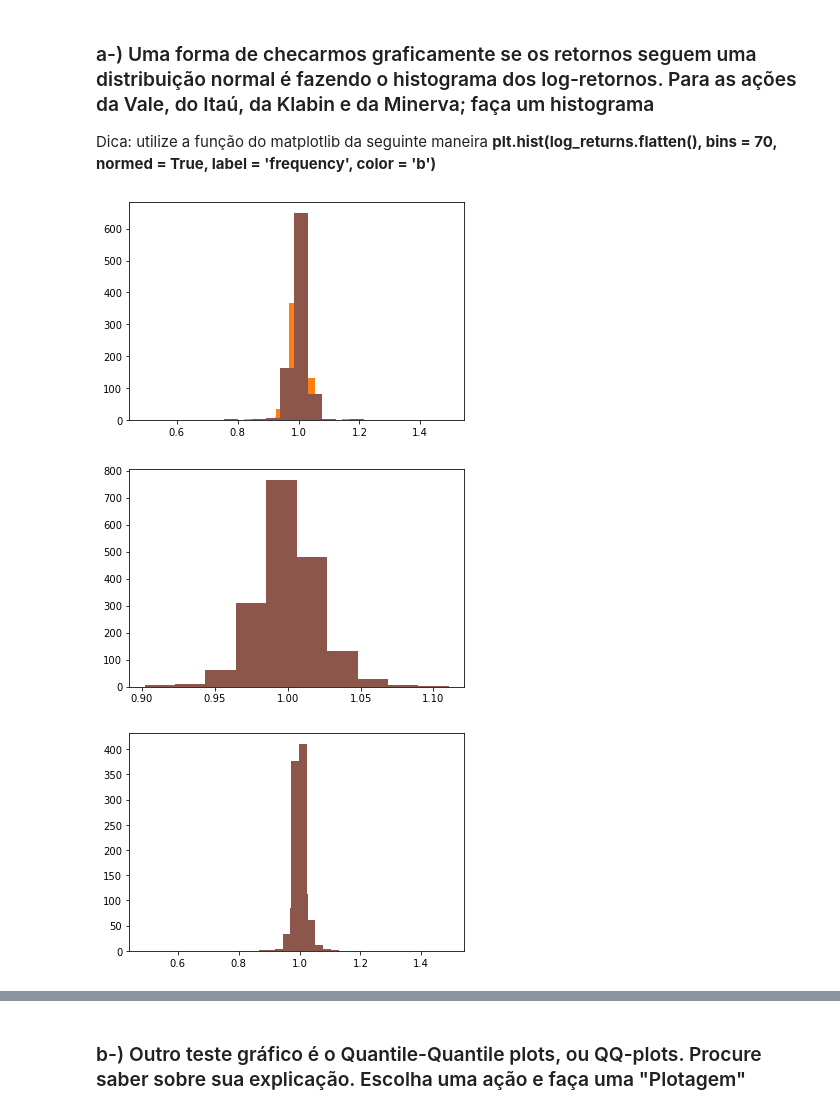
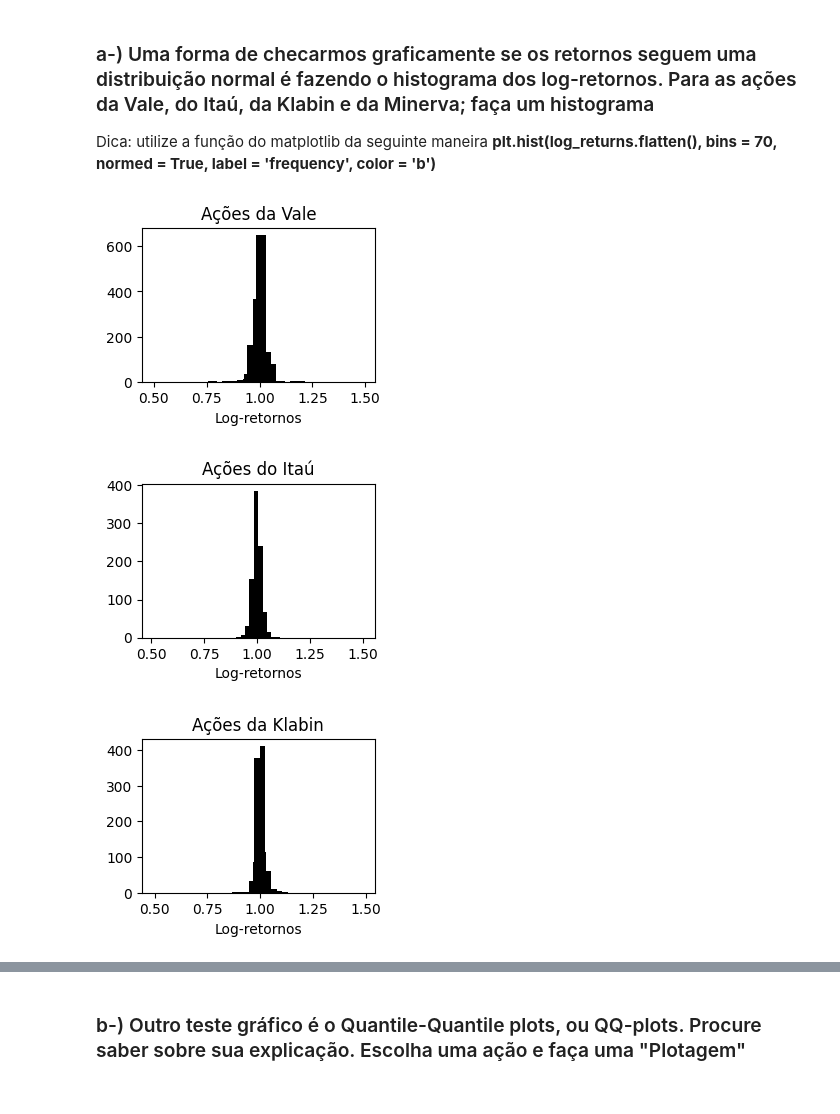
Before and after one commit to anoca-cs/FEA.DEV, a Jupyter notebook: FinQuant/FinQuant Case.ipynb, the cells around one changed output, grey strips where cells are left out. Saved outputs shown, nothing was run; the diff lists cells and outputs as text; code cells hidden in the pictures.

```diff
--- a/FinQuant/FinQuant Case.ipynb
+++ b/FinQuant/FinQuant Case.ipynb
@@ -567,26 +570,29 @@ Dica: utilize a função do matplotlib da seguinte maneira __plt.hist(log_return
 # %%
 # Vale: histograma dos log-retornos
 
 daily_return_vale = 1
 daily_return_series_vale = []
 daily_log_returns_vale = []
 
 vale_values = dez_acoes.loc[dez_acoes['Name'] == 'Vale']
 
 for i in list(range(906)):
     day_vale = ((vale_values.iloc[(i + 1), 3])/(vale_values.iloc[i, 3])) - 1
     daily_log_returns_vale.append(math.exp(np.log((1 + np.array(day_vale)))))
     daily_cum_vale = 1 - day_vale
     daily_return_vale = day_vale * daily_cum_vale
-    plt.hist(daily_log_returns_vale)
+    plt.hist(daily_log_returns_vale, color = 'black')
+    plt.xlabel('Log-retornos')
+    plt.title('Ações da Vale')
+    plt.gcf().set_size_inches(3, 2)
 # %% [output]
-[figure, old version]
+[figure, new version]
 # %%
 # Itaú: histograma dos log-retornos
 
 daily_return_itau = 1
 daily_return_series_itau = []
-daily_log_returns_itaue = []
+daily_log_returns_itau = []
 
 itau_values = dez_acoes.loc[dez_acoes['Name'] == 'Itaú']
 
@@ -595,9 +601,12 @@ for i in list(range(906)):
     daily_log_returns_itau.append(math.exp(np.log((1 + np.array(day_itau)))))
     daily_cum_itau = 1 - day_itau
     daily_return_itau = day_itau * daily_cum_itau
-    plt.hist(daily_log_returns_itau)
+    plt.hist(daily_log_returns_itau, color = 'black')
+    plt.xlabel('Log-retornos')
+    plt.title('Ações do Itaú')
+    plt.gcf().set_size_inches(3, 2)
 # %% [output]
-[figure, old version]
+[figure, new version]
 # %%
 # Klabin: histograma dos log-retornos
 
@@ -612,9 +621,12 @@ for i in list(range(906)):
     daily_log_returns_klabin.append(math.exp(np.log((1 + np.array(day_klabin)))))
     daily_cum_klabin = 1 - day_klabin
     daily_return_klabin = day_klabin * daily_cum_klabin
-    plt.hist(daily_log_returns_klabin)
+    plt.hist(daily_log_returns_klabin, color = 'black')
+    plt.xlabel('Log-retornos')
+    plt.title('Ações da Klabin')
+    plt.gcf().set_size_inches(3, 2)
 # %% [output]
-[figure, old version]
+[figure, new version]
 # %%
 # Minerva: histograma dos log-retornos
 
```
Also changed, not shown: parts of 11 cells of this notebook.
